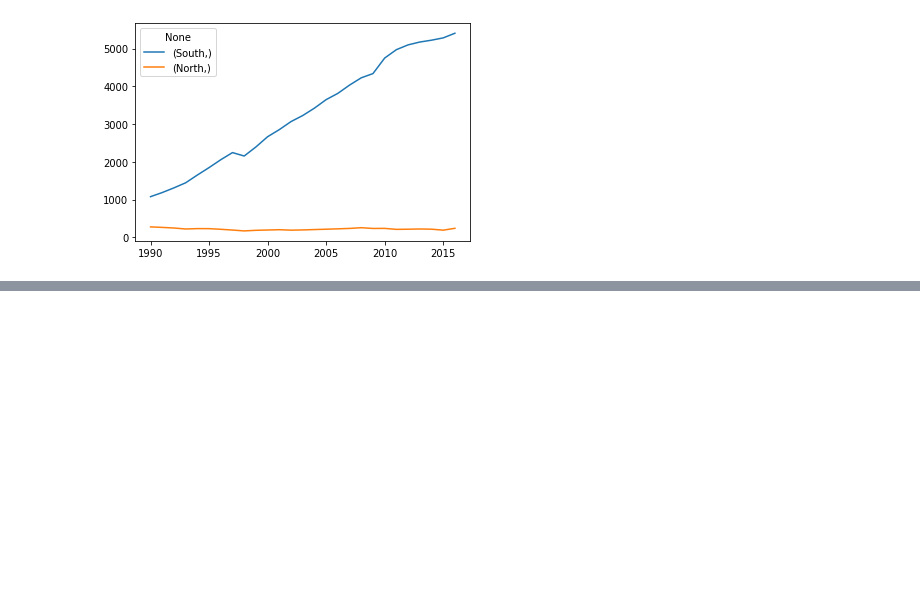
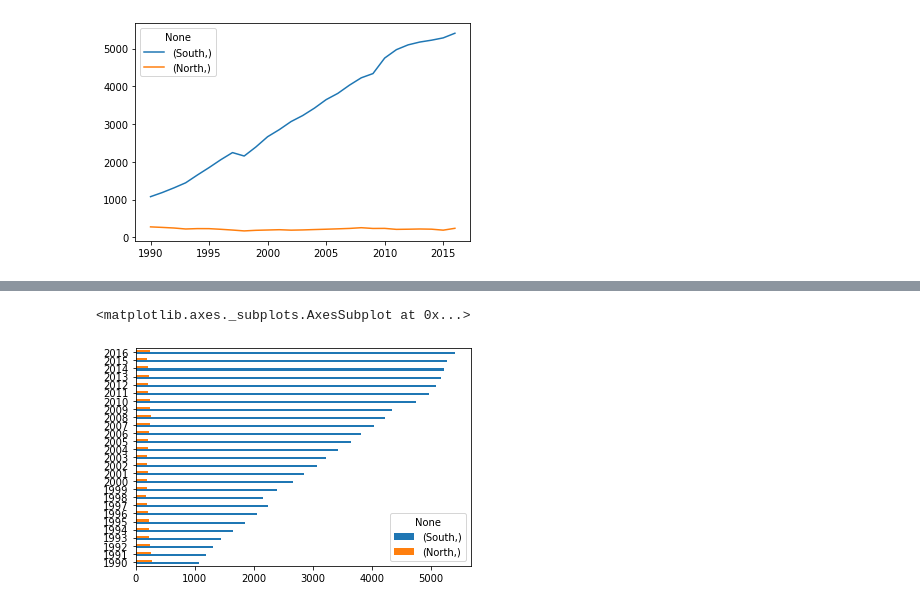
Before and after one commit to ginttone/multi_visuallization, a Jupyter notebook: 1_pandas_plot.ipynb, the cells around one changed output, grey strips where cells are left out. Saved outputs shown, nothing was run; the diff lists cells and outputs as text; code cells hidden in the pictures; blank space fills up the shorter version.

```diff
--- a/1_pandas_plot.ipynb
+++ b/1_pandas_plot.ipynb
@@ -88,0 +110,6 @@ df_ns.plot()
+# %%
+#barh_plot
+df_ns_tran.plot(kind='barh')
+# %% [output]
+<matplotlib.axes._subplots.AxesSubplot at 0x...>
+[figure, added]
```
Also changed, not shown: parts of 11 cells of this notebook.
